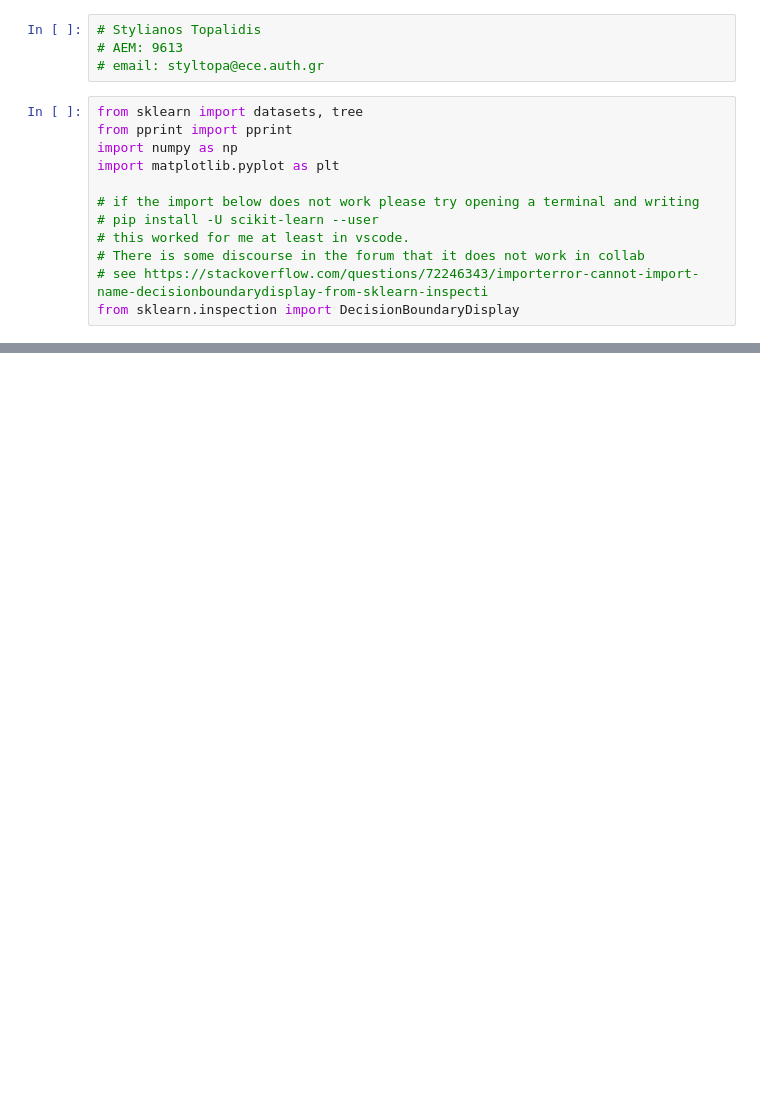
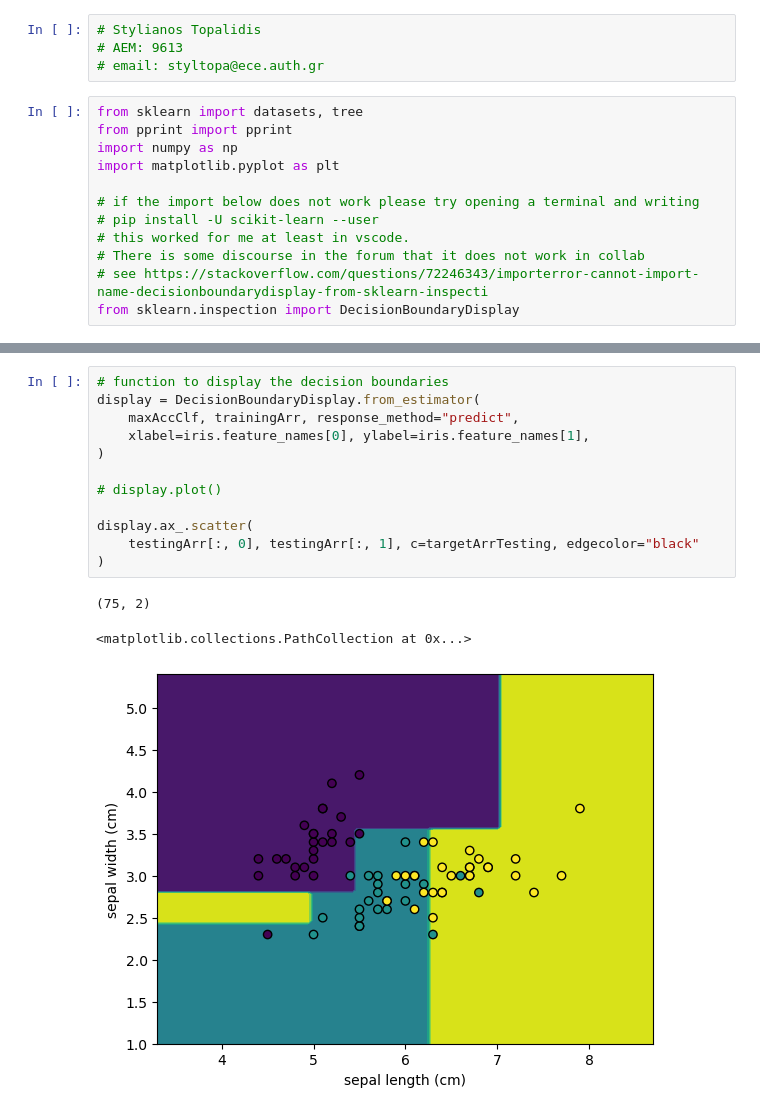
Before and after one commit to styltopa/PatternRecognition, a Jupyter notebook: topalidis_9613_Assignment3.ipynb, the cells around one changed output, grey strips where cells are left out. Cells and saved outputs as stored; diff of their text form; blank space fills up the shorter version.

Commit message:
Completion of display of decision boundaries

```diff
--- a/topalidis_9613_Assignment3.ipynb
+++ b/topalidis_9613_Assignment3.ipynb
@@ -135,3 +138,19 @@ print('\nMax accuracy classifier was the one with depth = ', maxAccClf.tree_.max
+# %%
+# function to display the decision boundaries
+display = DecisionBoundaryDisplay.from_estimator(
+    maxAccClf, trainingArr, response_method="predict",
+    xlabel=iris.feature_names[0], ylabel=iris.feature_names[1],
+)
+
+# display.plot()
+
+display.ax_.scatter(
+    testingArr[:, 0], testingArr[:, 1], c=targetArrTesting, edgecolor="black"
+)
+# %% [output]
+(75, 2)
+<matplotlib.collections.PathCollection at 0x...>
+[figure, added]
 # %%
 # 1) Find the decision bounds from the classifier, make a function to get it from the
 # branches of the tree
```
Also changed, not shown: parts of 2 cells of this notebook.
